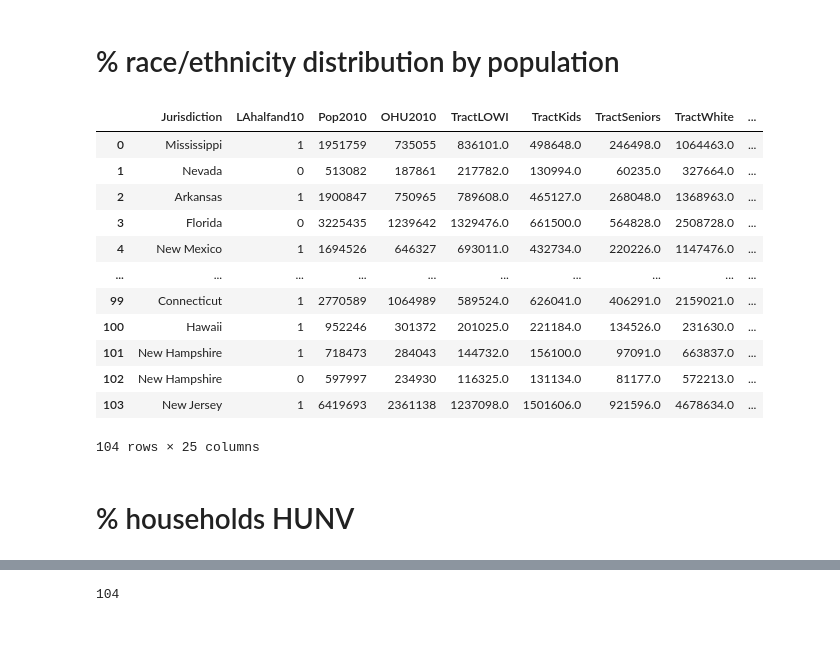
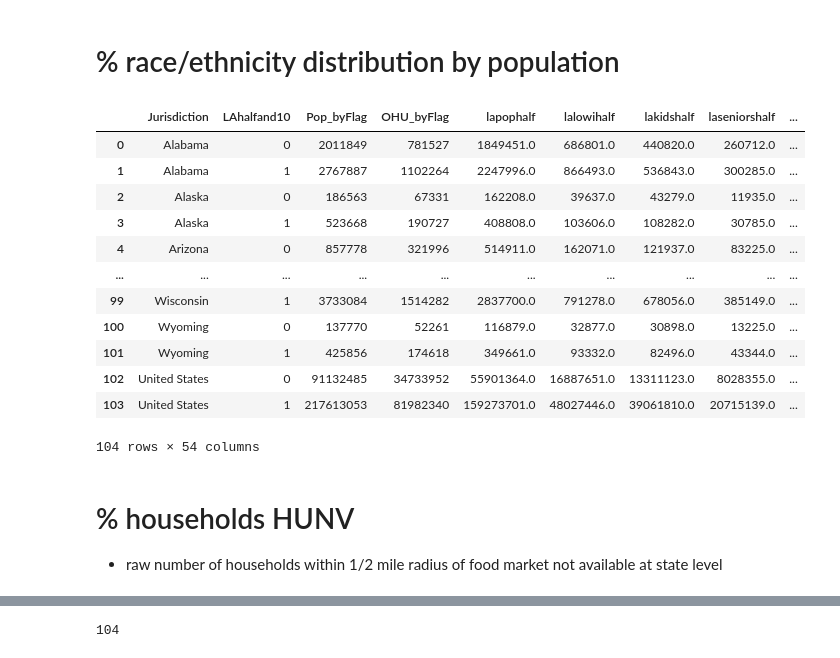
Before and after one commit to meeyoungPH/food-insecurity-machine-learning, a Jupyter notebook: static/data/state_summary_etl.ipynb, the cells around one changed output, grey strips where cells are left out. Saved outputs shown, nothing was run; the diff lists cells and outputs as text; code cells hidden in the pictures.

```diff
--- a/static/data/state_summary_etl.ipynb
+++ b/static/data/state_summary_etl.ipynb
@@ -127,0 +201,4 @@ summary_df.tail()
+# %%
+# merge total population and total households
+summary_df = pd.merge(summary_df, state_pop_df, how='left', on='Jurisdiction')
+summary_df.tail()
@@ -171,12 +280,19 @@ summary_df
 # %% [markdown]
 # % non-productive age groups (minors & seniors) by population
 # %%
-# % non-productive age groups (minors & seniors) by population
+
+# % non-productive age groups (minors & seniors) by population - statewide
 kids_seniors = summary_df['TractKids'] + summary_df['TractSeniors']
+summary_df['Kids_per'] = summary_df['TractKids']/summary_df['Pop_byFlag']
+summary_df['Seniors_per'] = summary_df['TractSeniors']/summary_df['Pop_byFlag']
+summary_df['Non_prod_ages_per'] = kids_seniors/summary_df['Pop_byFlag']
 
-summary_df['Kids_per'] = summary_df['TractKids']/summary_df['Pop2010']
-summary_df['Seniors_per'] = summary_df['TractSeniors']/summary_df['Pop2010']
-summary_df['Non_prod_ages_per'] = kids_seniors/summary_df['Pop2010']
+# % non-productive age groups (minors & seniors) by population - within 1/2 mile radius of food market
+kids_seniors_half = summary_df['lakidshalf'] + summary_df['laseniorshalf']
+summary_df['Kids_perhalf'] = summary_df['lakidshalf']/summary_df['lapophalf']
+summary_df['Seniors_perhalf'] = summary_df['laseniorshalf']/summary_df['lapophalf']
+summary_df['Non_prod_ages_perhalf'] = kids_seniors_half/summary_df['lapophalf']
+
 summary_df.reset_index(inplace=True, drop=True)
 
 summary_df
@@ -197,31 +313,42 @@ summary_df
 # %% [markdown]
 # % race/ethnicity distribution by population
 # %%
-# % race/ethnicity distribution by population
-summary_df['White_per'] = summary_df['TractWhite']/summary_df['Pop2010']
-summary_df['Black_per'] = summary_df['TractBlack']/summary_df['Pop2010']
-summary_df['Asian_per'] = summary_df['TractAsian']/summary_df['Pop2010']
-summary_df['NHOPI_per'] = summary_df['TractNHOPI']/summary_df['Pop2010']
-summary_df['AIAN_per'] = summary_df['TractAIAN']/summary_df['Pop2010']
-summary_df['Multi_Race_per'] = summary_df['TractOMultir']/summary_df['Pop2010']
-summary_df['Hispanic_per'] = summary_df['TractHispanic']/summary_df['Pop2010']
+# % race/ethnicity distribution by population - statewide
+summary_df['White_per'] = summary_df['TractWhite']/summary_df['Pop_byFlag']
+summary_df['Black_per'] = summary_df['TractBlack']/summary_df['Pop_byFlag']
+summary_df['Asian_per'] = summary_df['TractAsian']/summary_df['Pop_byFlag']
+summary_df['NHOPI_per'] = summary_df['TractNHOPI']/summary_df['Pop_byFlag']
+summary_df['AIAN_per'] = summary_df['TractAIAN']/summary_df['Pop_byFlag']
+summary_df['Multi_Race_per'] = summary_df['TractOMultir']/summary_df['Pop_byFlag']
+summary_df['Hispanic_per'] = summary_df['TractHispanic']/summary_df['Pop_byFlag']
+
+# % race/ethnicity distribution by population - within 1/2 mile radius of food market
+summary_df['White_perhalf'] = summary_df['lawhitehalf']/summary_df['lapophalf']
+summary_df['Black_perhalf'] = summary_df['lablackhalf']/summary_df['lapophalf']
+summary_df['Asian_perhalf'] = summary_df['laasianhalf']/summary_df['lapophalf']
+summary_df['NHOPI_perhalf'] = summary_df['lanhopihalf']/summary_df['lapophalf']
+summary_df['AIAN_perhalf'] = summary_df['laaianhalf']/summary_df['lapophalf']
+summary_df['Multi_Race_perhalf'] = summary_df['laomultirhalf']/summary_df['lapophalf']
+summary_df['Hispanic_perhalf'] = summary_df['lahisphalf']/summary_df['lapophalf']
+
 summary_df.reset_index(inplace=True, drop=True)
 
 summary_df
 # %% [output]
-|  | Jurisdiction | LAhalfand10 | Pop2010 | OHU2010 | TractLOWI | TractKids | TractSeniors | TractWhite | ... |
-| 0 | Mississippi | 1 | 1951759 | 735055 | 836101.0 | 498648.0 | 246498.0 | 1064463.0 | ... |
-| 1 | Nevada | 0 | 513082 | 187861 | 217782.0 | 130994.0 | 60235.0 | 327664.0 | ... |
-| 2 | Arkansas | 1 | 1900847 | 750965 | 789608.0 | 465127.0 | 268048.0 | 1368963.0 | ... |
-| 3 | Florida | 0 | 3225435 | 1239642 | 1329476.0 | 661500.0 | 564828.0 | 2508728.0 | ... |
-| 4 | New Mexico | 1 | 1694526 | 646327 | 693011.0 | 432734.0 | 220226.0 | 1147476.0 | ... |
+|  | Jurisdiction | LAhalfand10 | Pop_byFlag | OHU_byFlag | lapophalf | lalowihalf | lakidshalf | laseniorshalf | ... |
+| 0 | Alabama | 0 | 2011849 | 781527 | 1849451.0 | 686801.0 | 440820.0 | 260712.0 | ... |
+| 1 | Alabama | 1 | 2767887 | 1102264 | 2247996.0 | 866493.0 | 536843.0 | 300285.0 | ... |
+| 2 | Alaska | 0 | 186563 | 67331 | 162208.0 | 39637.0 | 43279.0 | 11935.0 | ... |
+| 3 | Alaska | 1 | 523668 | 190727 | 408808.0 | 103606.0 | 108282.0 | 30785.0 | ... |
+| 4 | Arizona | 0 | 857778 | 321996 | 514911.0 | 162071.0 | 121937.0 | 83225.0 | ... |
 | ... | ... | ... | ... | ... | ... | ... | ... | ... | ... |
-| 99 | Connecticut | 1 | 2770589 | 1064989 | 589524.0 | 626041.0 | 406291.0 | 2159021.0 | ... |
-| 100 | Hawaii | 1 | 952246 | 301372 | 201025.0 | 221184.0 | 134526.0 | 231630.0 | ... |
-| 101 | New Hampshire | 1 | 718473 | 284043 | 144732.0 | 156100.0 | 97091.0 | 663837.0 | ... |
-| 102 | New Hampshire | 0 | 597997 | 234930 | 116325.0 | 131134.0 | 81177.0 | 572213.0 | ... |
-| 103 | New Jersey | 1 | 6419693 | 2361138 | 1237098.0 | 1501606.0 | 921596.0 | 4678634.0 | ... |
+| 99 | Wisconsin | 1 | 3733084 | 1514282 | 2837700.0 | 791278.0 | 678056.0 | 385149.0 | ... |
+| 100 | Wyoming | 0 | 137770 | 52261 | 116879.0 | 32877.0 | 30898.0 | 13225.0 | ... |
+| 101 | Wyoming | 1 | 425856 | 174618 | 349661.0 | 93332.0 | 82496.0 | 43344.0 | ... |
+| 102 | United States | 0 | 91132485 | 34733952 | 55901364.0 | 16887651.0 | 13311123.0 | 8028355.0 | ... |
+| 103 | United States | 1 | 217613053 | 81982340 | 159273701.0 | 48027446.0 | 39061810.0 | 20715139.0 | ... |
-104 rows × 25 columns
+104 rows × 54 columns
-# %% [markdown]
-# % households HUNV
+# %% [markdown]
+# % households HUNV
+* raw number of households within 1/2 mile radius of food market not available at state level
 # %%
```
Also changed, not shown: parts of 24 cells of this notebook.
